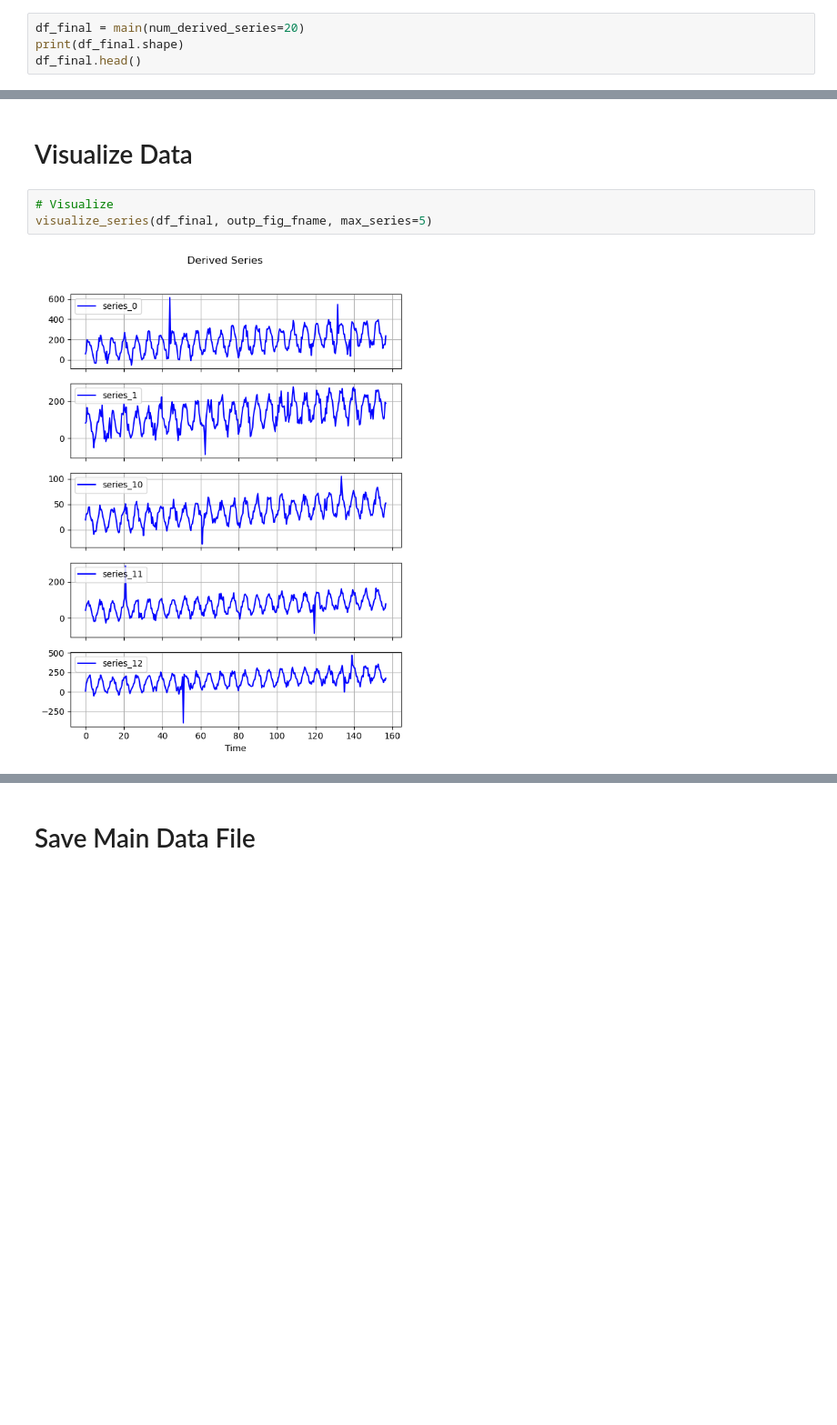
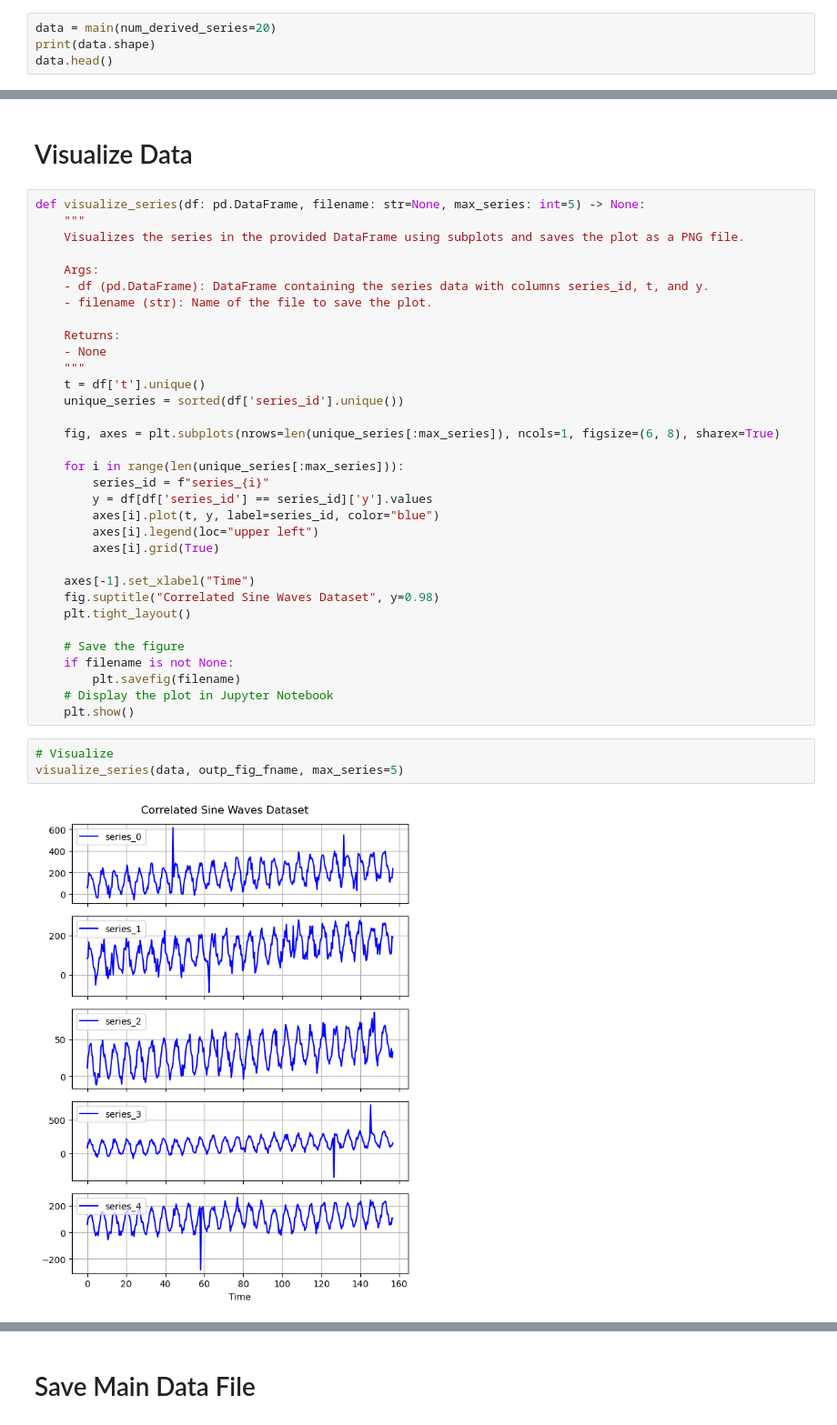
Before and after one commit to readytensor/rt-datasets-forecasting, a Jupyter notebook: datasets/raw/correlated_sine_waves/generate_sine_wave_dataset.ipynb, the cells around one changed output, grey strips where cells are left out. Shown: that part at 91% size. Drawn from its saved outputs; the diff is of its cells as text; blank space fills up the shorter version.

Commit message:
add synthetic datasets

```diff
--- a/datasets/raw/correlated_sine_waves/generate_sine_wave_dataset.ipynb
+++ b/datasets/raw/correlated_sine_waves/generate_sine_wave_dataset.ipynb
@@ -266,9 +234,9 @@ def main(num_derived_series: int = 10) -> pd.DataFrame:
     df = create_dataframe(t, derived_series)
     return df
 # %%
-df_final = main(num_derived_series=20)
-print(df_final.shape)
-df_final.head()
+data = main(num_derived_series=20)
+print(data.shape)
+data.head()
 # %% [output]
 (8000, 3)
 |  | series_id | t | y |
@@ -279,8 +247,41 @@ df_final.head()
 | 4 | series_0 | 1.570796 | 169.698217 |
 # %% [markdown]
 # Visualize Data
+# %%
+def visualize_series(df: pd.DataFrame, filename: str=None, max_series: int=5) -> None:
+    """
+    Visualizes the series in the provided DataFrame using subplots and saves the plot as a PNG file.
+
+    Args:
+    - df (pd.DataFrame): DataFrame containing the series data with columns series_id, t, and y.
+    - filename (str): Name of the file to save the plot.
+
+    Returns:
+    - None
+    """
+    t = df['t'].unique()
+    unique_series = sorted(df['series_id'].unique())
+
+    fig, axes = plt.subplots(nrows=len(unique_series[:max_series]), ncols=1, figsize=(6, 8), sharex=True)
+
+    for i in range(len(unique_series[:max_series])):
+        series_id = f"series_{i}"
+        y = df[df['series_id'] == series_id]['y'].values
+        axes[i].plot(t, y, label=series_id, color="blue")
+        axes[i].legend(loc="upper left")
+        axes[i].grid(True)
+
+    axes[-1].set_xlabel("Time")
+    fig.suptitle("Correlated Sine Waves Dataset", y=0.98)
+    plt.tight_layout()
+
+    # Save the figure
+    if filename is not None:
+        plt.savefig(filename)
+    # Display the plot in Jupyter Notebook
+    plt.show()
 # %%
 # Visualize
-visualize_series(df_final, outp_fig_fname, max_series=5)
+visualize_series(data, outp_fig_fname, max_series=5)
 # %% [output]
-[figure, old version]
+[figure, new version]
```
Also changed, not shown: parts of 8 cells of this notebook, 13 other files.
